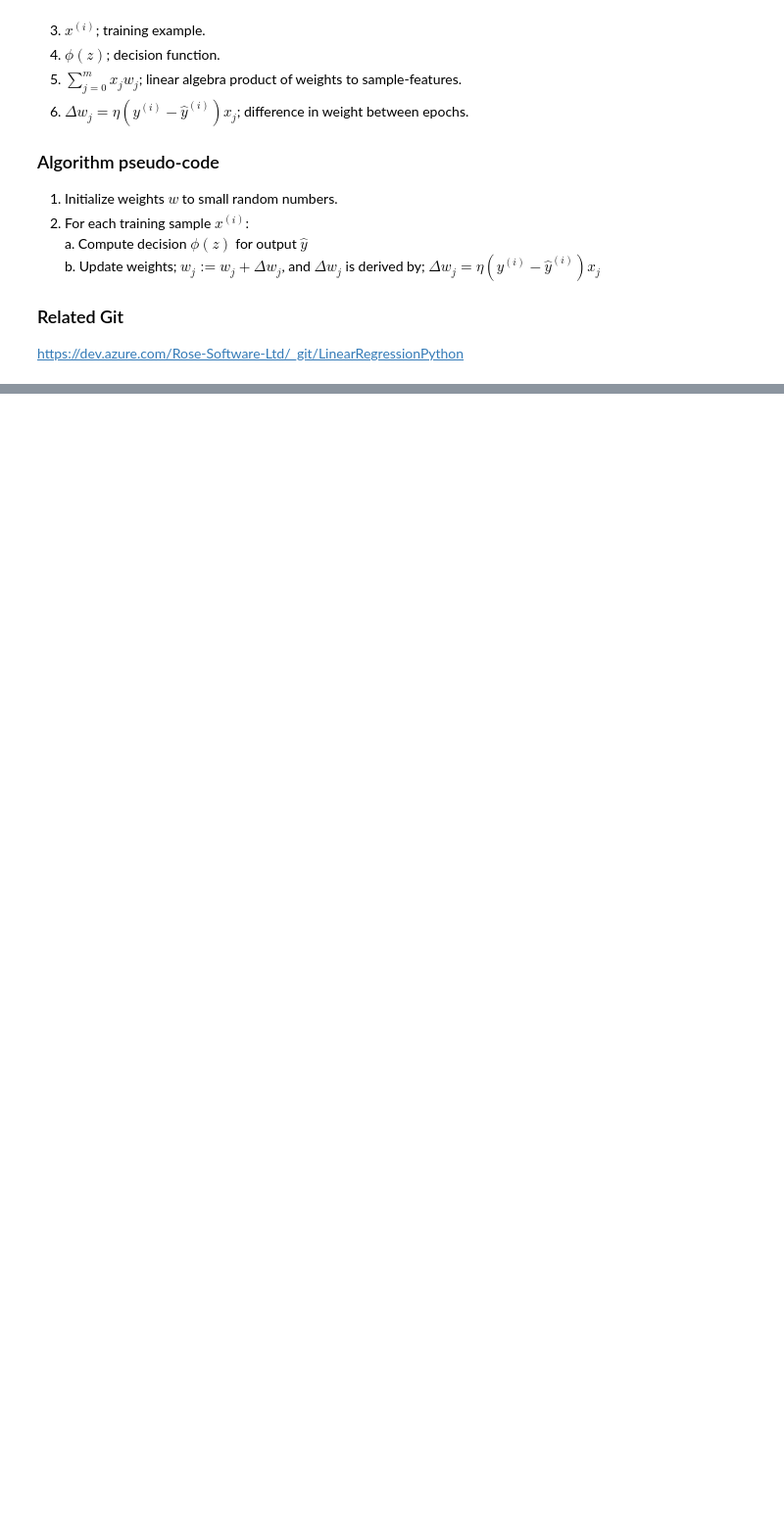
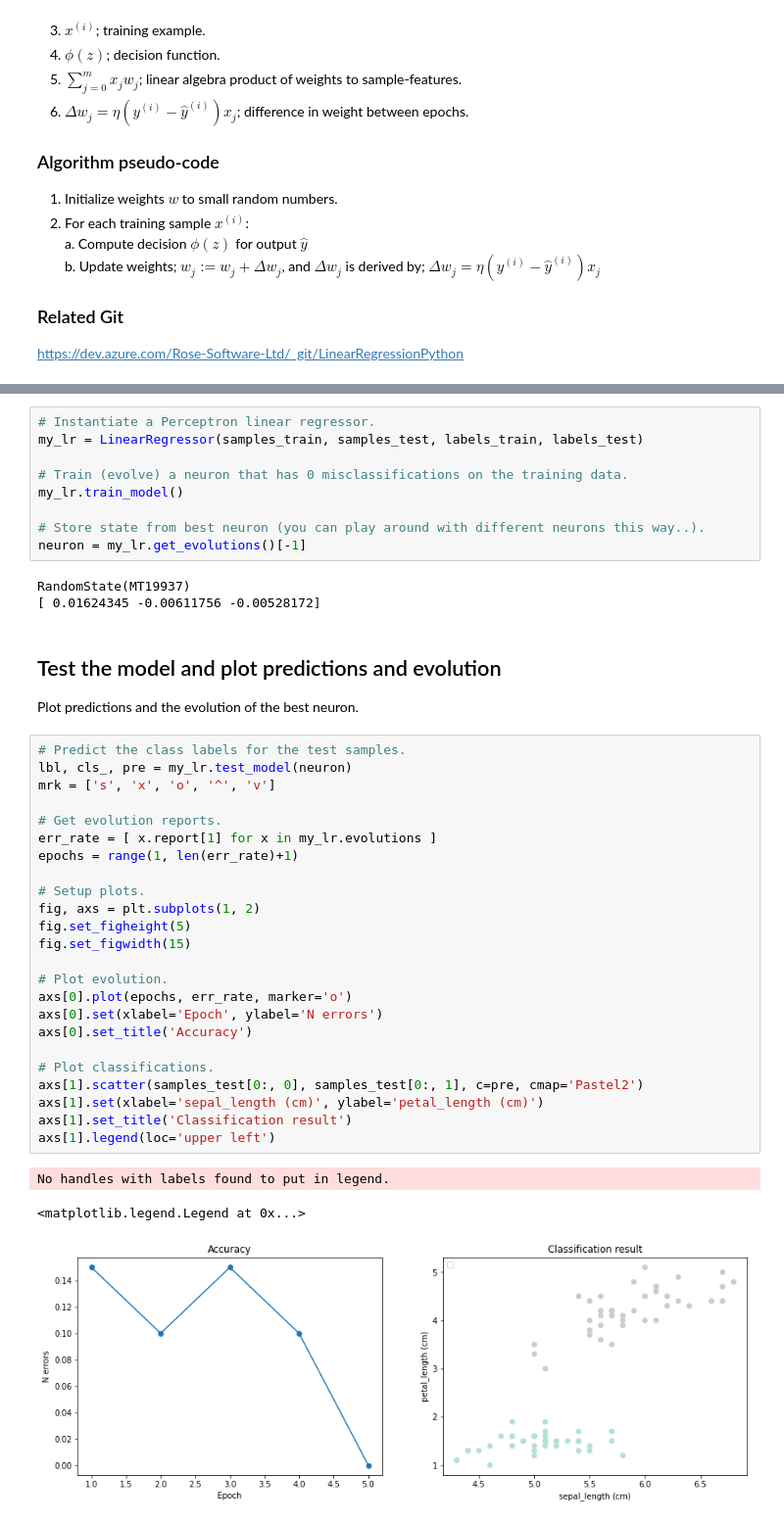
Before and after one commit to SeniorDataEngineer/linear-regression, a Jupyter notebook: notebooks/linear_regression.ipynb, the cells around one changed output, grey strips where cells are left out. Shown: that part at 98% size. Saved outputs shown, nothing was run; the diff lists cells and outputs as text; blank space fills up the shorter version.

```diff
--- a/notebooks/linear_regression.ipynb
+++ b/notebooks/linear_regression.ipynb
@@ -143,0 +86,43 @@ print(a,b)
+# %%
+# Instantiate a Perceptron linear regressor.
+my_lr = LinearRegressor(samples_train, samples_test, labels_train, labels_test)
+
+# Train (evolve) a neuron that has 0 misclassifications on the training data.
+my_lr.train_model()
+
+# Store state from best neuron (you can play around with different neurons this way..).
+neuron = my_lr.get_evolutions()[-1]
+# %% [output]
+RandomState(MT19937)
+[ 0.01624345 -0.00611756 -0.00528172]
+# %% [markdown]
+## Test the model and plot predictions and evolution
+Plot predictions and the evolution of the best neuron.
+# %%
+# Predict the class labels for the test samples.
+lbl, cls_, pre = my_lr.test_model(neuron)
+mrk = ['s', 'x', 'o', '^', 'v']
+
+# Get evolution reports.
+err_rate = [ x.report[1] for x in my_lr.evolutions ]
+epochs = range(1, len(err_rate)+1)
+
+# Setup plots.
+fig, axs = plt.subplots(1, 2)
+fig.set_figheight(5)
+fig.set_figwidth(15)
+
+# Plot evolution.
+axs[0].plot(epochs, err_rate, marker='o')
+axs[0].set(xlabel='Epoch', ylabel='N errors')
+axs[0].set_title('Accuracy')
+
+# Plot classifications.
+axs[1].scatter(samples_test[0:, 0], samples_test[0:, 1], c=pre, cmap='Pastel2')
+axs[1].set(xlabel='sepal_length (cm)', ylabel='petal_length (cm)')
+axs[1].set_title('Classification result')
+axs[1].legend(loc='upper left')
+# %% [output]
+No handles with labels found to put in legend.
+<matplotlib.legend.Legend at 0x...>
+[figure, added]
```
Also changed, not shown: parts of 17 cells of this notebook.
